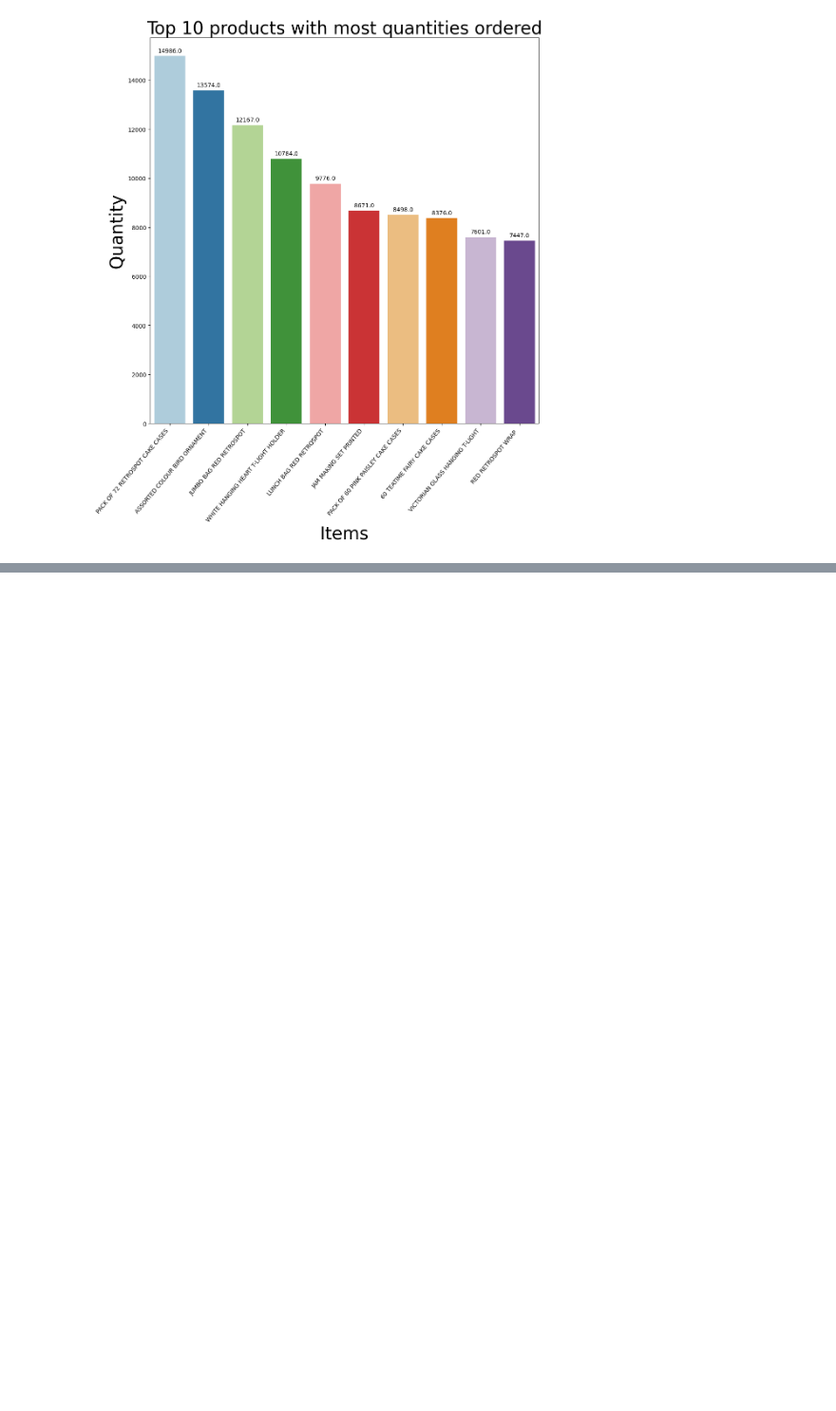
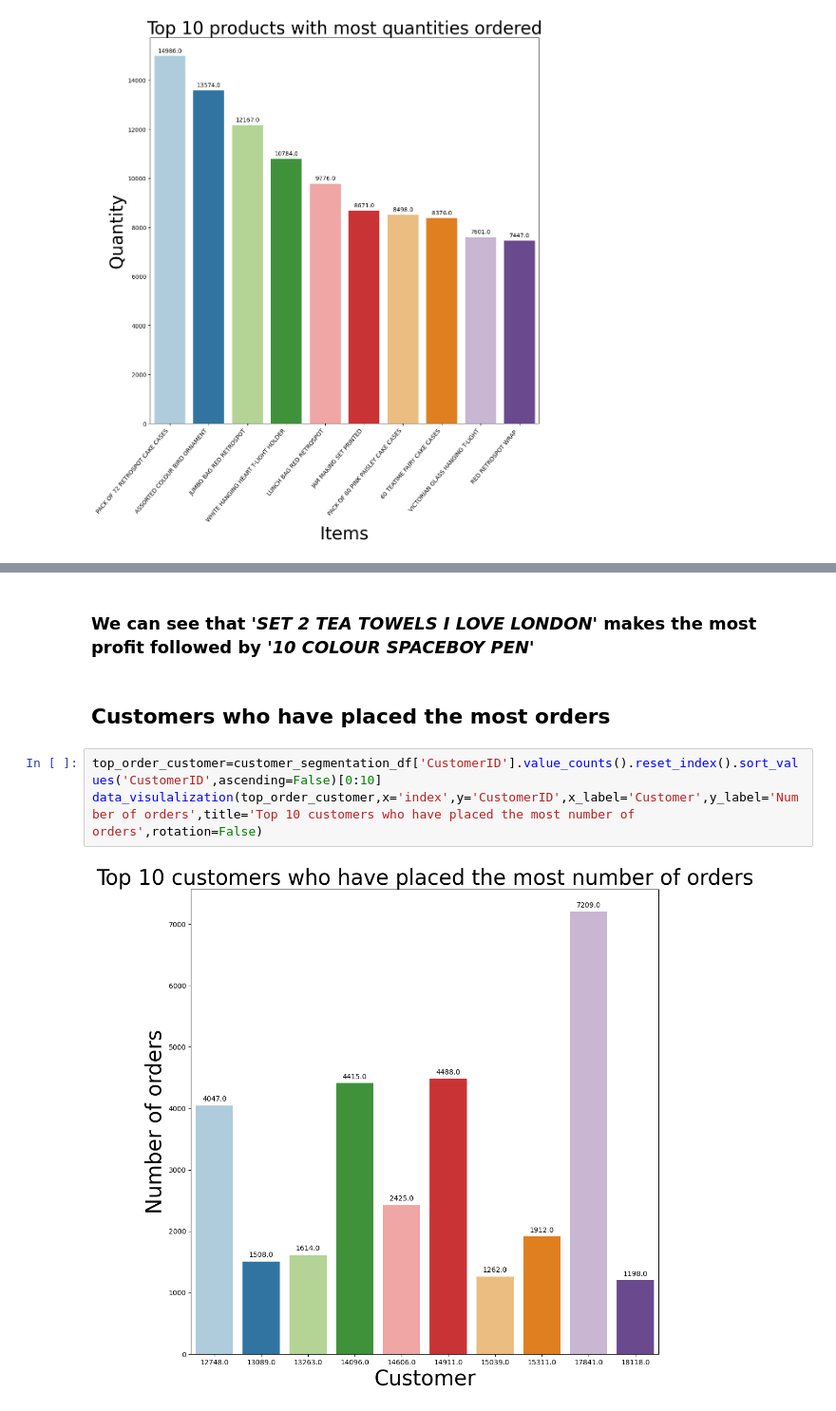
Before and after one commit to vishant750/Online_Retail_Customer_Segmentation, a Jupyter notebook: Online_Retail_Customer_Segmentation.ipynb, the cells around one changed output, grey strips where cells are left out. Shown at 95% size. Cells and saved outputs as stored; diff of their text form; blank space fills up the shorter version.

```diff
--- a/Online_Retail_Customer_Segmentation.ipynb
+++ b/Online_Retail_Customer_Segmentation.ipynb
@@ -354,0 +362,9 @@ data_visulalization(product_quantity,x='Description',y='Quantity',x_label='Items
+# %% [markdown]
+### We can see that '***SET 2 TEA TOWELS I LOVE LONDON***' makes the most profit followed by '*10 COLOUR SPACEBOY PEN*'
+# %% [markdown]
+## **Customers who have placed the most orders**
+# %%
+top_order_customer=customer_segmentation_df['CustomerID'].value_counts().reset_index().sort_values('CustomerID',ascending=False)[0:10]
+data_visulalization(top_order_customer,x='index',y='CustomerID',x_label='Customer',y_label='Number of orders',title='Top 10 customers who have placed the most number of orders',rotation=False)
+# %% [output]
+[figure, added]
```
Also changed, not shown: parts of 25 cells of this notebook.
